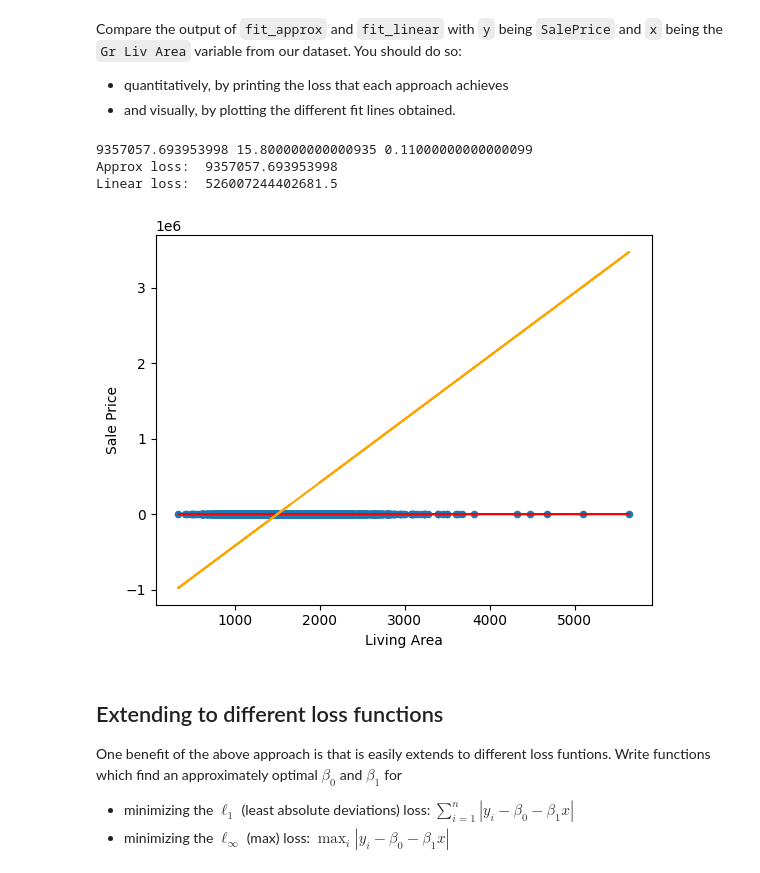
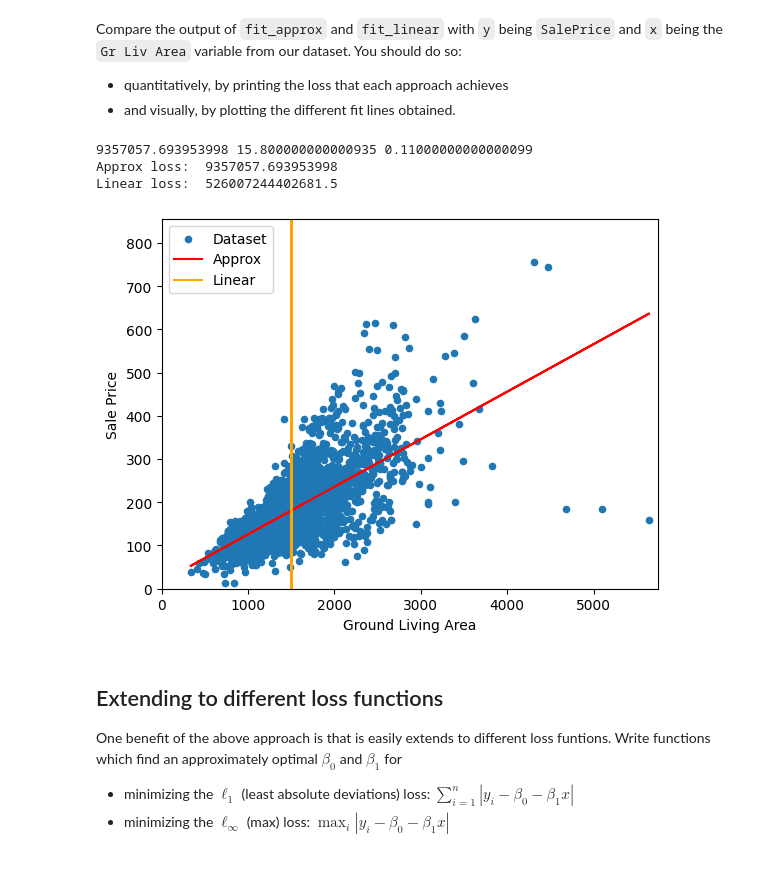
Before and after one commit to doveliyuchen/-MLHW, a Jupyter notebook: “lab1_ipynb”.ipynb, the cells around one changed output. Saved outputs shown, nothing was run; the diff lists cells and outputs as text; code cells hidden in the pictures.

```diff
--- a/“lab1_ipynb”.ipynb
+++ b/“lab1_ipynb”.ipynb
@@ -238,24 +239,28 @@ Compare the output of `fit_approx` and `fit_linear` with `y` being `SalePrice` a
 # %%
 y=np.array(df["SalePrice"])
 x=np.array(df["Gr Liv Area"])
 parameter_approx= fit_approx(x,y)
 yp_approx=parameter_approx[0]+parameter_approx[1]*x
 parameter_linear= fit_linear(x,y)
 yp_linear=parameter_linear[0]+parameter_linear[1]*x
 
+
 df.plot.scatter(x="Gr Liv Area", y="SalePrice")
 # df.plot.scatter(x="Gr Liv Area", y="SalePrice")
 plt.plot(x,yp_approx, color="red")
 plt.plot(x,yp_linear, color="orange")
 plt.xlabel("Ground Living Area")
 plt.ylabel("Sale Price")
+plt.xlim(0, max(df['Gr Liv Area'])+100)
+plt.ylim(0, max(df['SalePrice'])+100)
+plt.legend(["Dataset", "Approx", "Linear"])
 print("Approx loss: ",parameter_approx[2])
 print("Linear loss: ",parameter_linear[2])
 # %% [output]
 9357057.693953998 15.800000000000935 0.11000000000000099
 Approx loss:  9357057.693953998
 Linear loss:  526007244402681.5
-[figure, old version]
+[figure, new version]
 # %% [markdown]
 ## Extending to different loss functions
 
```
Also changed, not shown: parts of 6 cells of this notebook.
